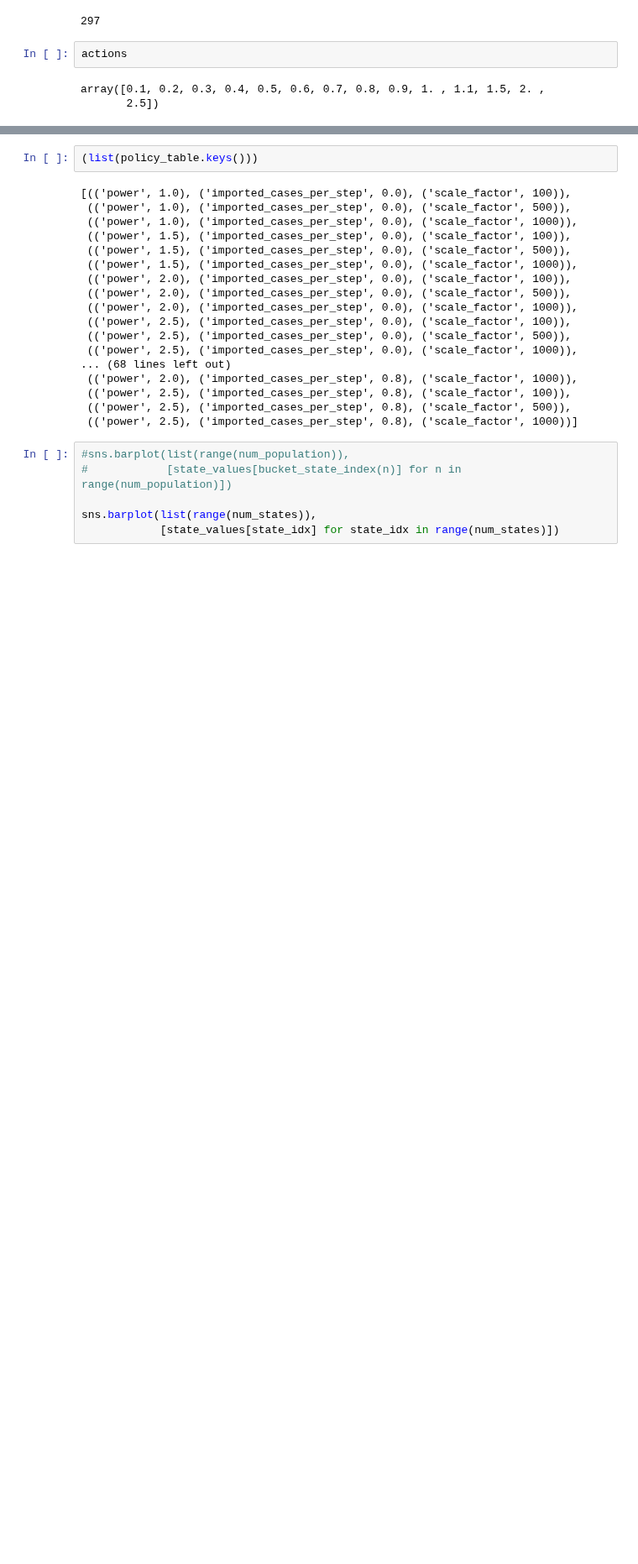
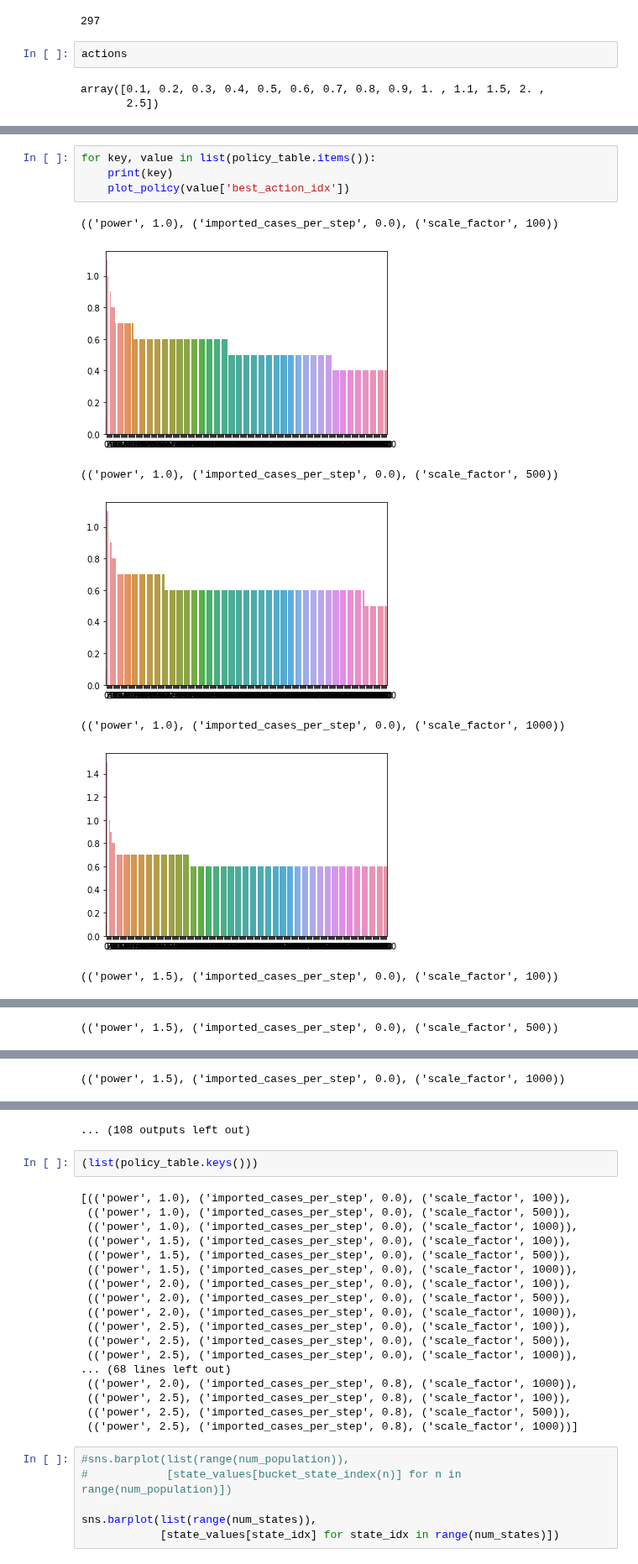
Before and after one commit to blakeelias/pandemic_RL, a Jupyter notebook: code/Cost_Functions.ipynb, the cells around one changed output, grey strips where cells are left out. Shown at 84% size. Drawn from its saved outputs; the diff is of its cells as text; blank space fills up the shorter version.

```diff
--- a/code/Cost_Functions.ipynb
+++ b/code/Cost_Functions.ipynb
@@ -442,0 +459,12 @@ plt.show()
+# %%
+for key, value in list(policy_table.items()):
+    print(key)
+    plot_policy(value['best_action_idx'])
+# %% [output]
+(('power', 1.0), ('imported_cases_per_step', 0.0), ('scale_factor', 100))
+[figure, added]
+(('power', 1.0), ('imported_cases_per_step', 0.0), ('scale_factor', 500))
+[figure, added]
+(('power', 1.0), ('imported_cases_per_step', 0.0), ('scale_factor', 1000))
+[figure, added]
+(('power', 1.5), ('imported_cases_per_step', 0.0), ('scale_factor', 100))
@@ -442,0 +472 @@ plt.show()
+(('power', 1.5), ('imported_cases_per_step', 0.0), ('scale_factor', 500))
@@ -442,0 +474 @@ plt.show()
+(('power', 1.5), ('imported_cases_per_step', 0.0), ('scale_factor', 1000))
@@ -443,3 +476,4 @@ plt.show()
+... (108 outputs left out)
 # %%
 (list(policy_table.keys()))
 # %% [output]
```
Also changed, not shown: parts of 8 cells of this notebook, 1 other file.
